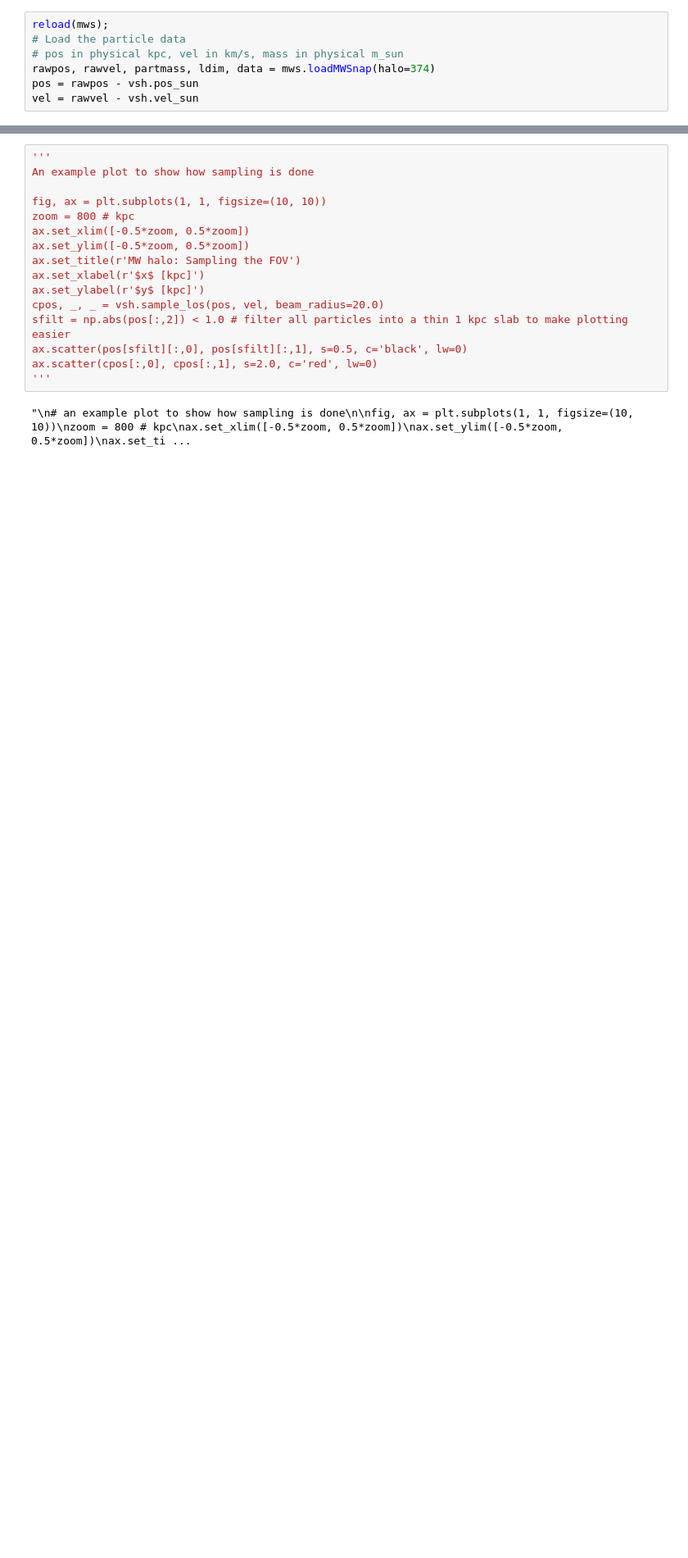
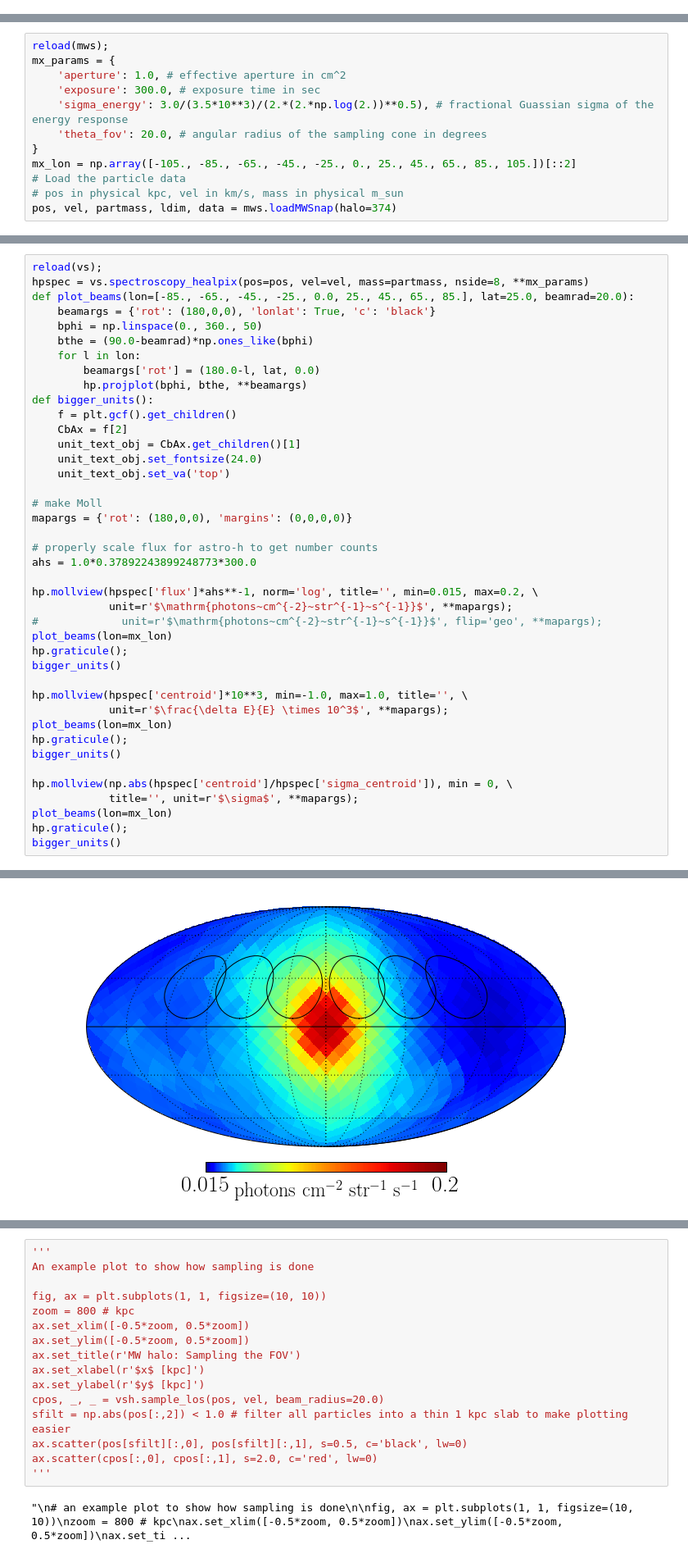
Before and after one commit to ranjanlaha/DMVS, a Jupyter notebook: python/figures.ipynb, the cells around one changed output, grey strips where cells are left out. Shown at 82% size. Saved outputs shown, nothing was run; the diff lists cells and outputs as text; blank space fills up the shorter version.

```diff
--- a/python/figures.ipynb
+++ b/python/figures.ipynb
@@ -12,7 +10,0 @@ reload(vsh);
-# %%
-reload(mws);
-# Load the particle data
-# pos in physical kpc, vel in km/s, mass in physical m_sun
-rawpos, rawvel, partmass, ldim, data = mws.loadMWSnap(halo=374)
-pos = rawpos - vsh.pos_sun
-vel = rawvel - vsh.vel_sun
@@ -44,0 +11,12 @@ fig.savefig('../img/halo374.png', bbox_inches='tight')
+# %%
+reload(mws);
+mx_params = {
+    'aperture': 1.0, # effective aperture in cm^2
+    'exposure': 300.0, # exposure time in sec
+    'sigma_energy': 3.0/(3.5*10**3)/(2.*(2.*np.log(2.))**0.5), # fractional Guassian sigma of the energy response
+    'theta_fov': 20.0, # angular radius of the sampling cone in degrees
+}
+mx_lon = np.array([-105., -85., -65., -45., -25., 0., 25., 45., 65., 85., 105.])[::2]
+# Load the particle data
+# pos in physical kpc, vel in km/s, mass in physical m_sun
+pos, vel, partmass, ldim, data = mws.loadMWSnap(halo=374)
@@ -111,0 +168,42 @@ ax.legend(loc='upper left')
+# %%
+reload(vs);
+hpspec = vs.spectroscopy_healpix(pos=pos, vel=vel, mass=partmass, nside=8, **mx_params)
+def plot_beams(lon=[-85., -65., -45., -25., 0.0, 25., 45., 65., 85.], lat=25.0, beamrad=20.0):
+    beamargs = {'rot': (180,0,0), 'lonlat': True, 'c': 'black'}
+    bphi = np.linspace(0., 360., 50)
+    bthe = (90.0-beamrad)*np.ones_like(bphi)
+    for l in lon:
+        beamargs['rot'] = (180.0-l, lat, 0.0)
+        hp.projplot(bphi, bthe, **beamargs)
+def bigger_units():
+    f = plt.gcf().get_children()
+    CbAx = f[2]
+    unit_text_obj = CbAx.get_children()[1]
+    unit_text_obj.set_fontsize(24.0)
+    unit_text_obj.set_va('top')
+
+# make Moll
+mapargs = {'rot': (180,0,0), 'margins': (0,0,0,0)}
+
+# properly scale flux for astro-h to get number counts
+ahs = 1.0*0.37892243899248773*300.0
+
+hp.mollview(hpspec['flux']*ahs**-1, norm='log', title='', min=0.015, max=0.2, \
+            unit=r'$\mathrm{photons~cm^{-2}~str^{-1}~s^{-1}}$', **mapargs);
+#             unit=r'$\mathrm{photons~cm^{-2}~str^{-1}~s^{-1}}$', flip='geo', **mapargs);
+plot_beams(lon=mx_lon)
+hp.graticule();
+bigger_units()
+
+hp.mollview(hpspec['centroid']*10**3, min=-1.0, max=1.0, title='', \
+            unit=r'$\frac{\delta E}{E} \times 10^3$', **mapargs);
+plot_beams(lon=mx_lon)
+hp.graticule();
+bigger_units()
+
+hp.mollview(np.abs(hpspec['centroid']/hpspec['sigma_centroid']), min = 0, \
+            title='', unit=r'$\sigma$', **mapargs);
+plot_beams(lon=mx_lon)
+hp.graticule();
+bigger_units()
+# %% [output]
@@ -111,0 +219 @@ ax.legend(loc='upper left')
+[figure, added]
```
Also changed, not shown: parts of 9 cells of this notebook, 1 other file.
